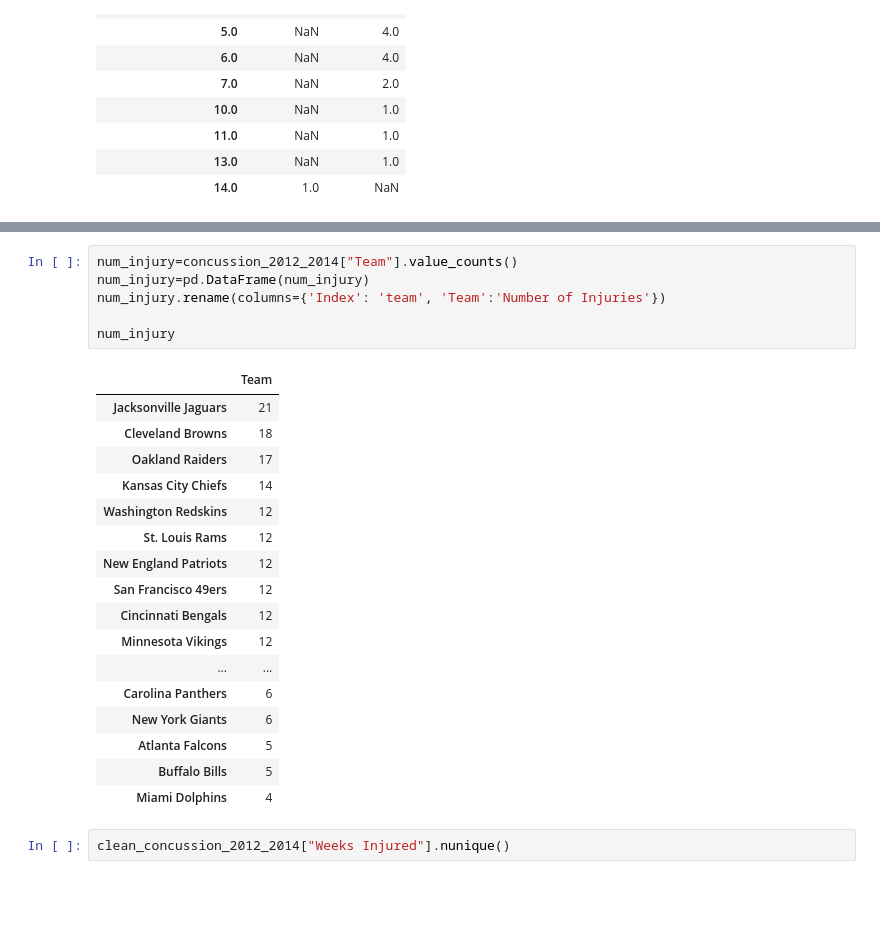
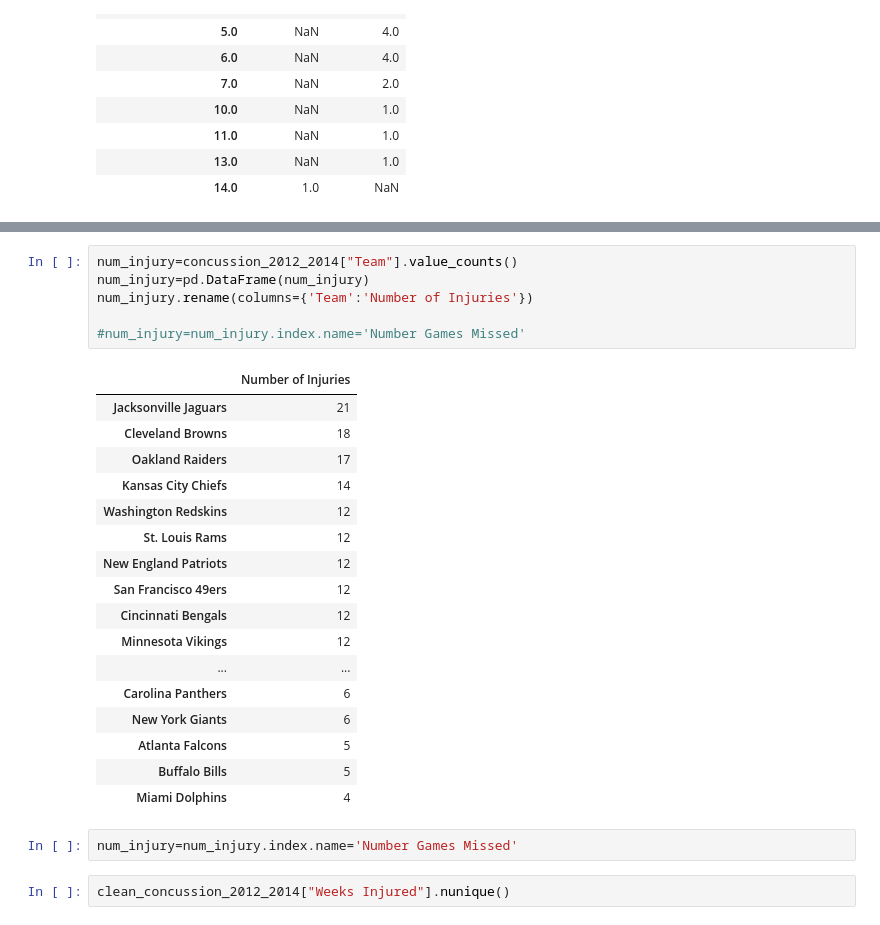
Before and after one commit to DunieCarrasco/nfl_concussion_analysis, a Jupyter notebook: games_missed.ipynb, the cells around one changed output, grey strips where cells are left out. Cells and saved outputs as stored; diff of their text form; blank space fills up the shorter version.

Commit message:
Added code for number of concussions

```diff
--- a/games_missed.ipynb
+++ b/games_missed.ipynb
@@ -182,11 +182,11 @@ plt.tight_layout()
 # %%
 num_injury=concussion_2012_2014["Team"].value_counts()
 num_injury=pd.DataFrame(num_injury)
-num_injury.rename(columns={'Index': 'team', 'Team':'Number of Injuries'})
+num_injury.rename(columns={'Team':'Number of Injuries'})
 
-num_injury
+#num_injury=num_injury.index.name='Number Games Missed'
 # %% [output]
-|  | Team |
+|  | Number of Injuries |
 | Jacksonville Jaguars | 21 |
 | Cleveland Browns | 18 |
 | Oakland Raiders | 17 |
@@ -203,6 +203,8 @@ num_injury
 | Atlanta Falcons | 5 |
 | Buffalo Bills | 5 |
 | Miami Dolphins | 4 |
+# %%
+num_injury=num_injury.index.name='Number Games Missed'
 # %%
 clean_concussion_2012_2014["Weeks Injured"].nunique()
 # %% [output]
```
